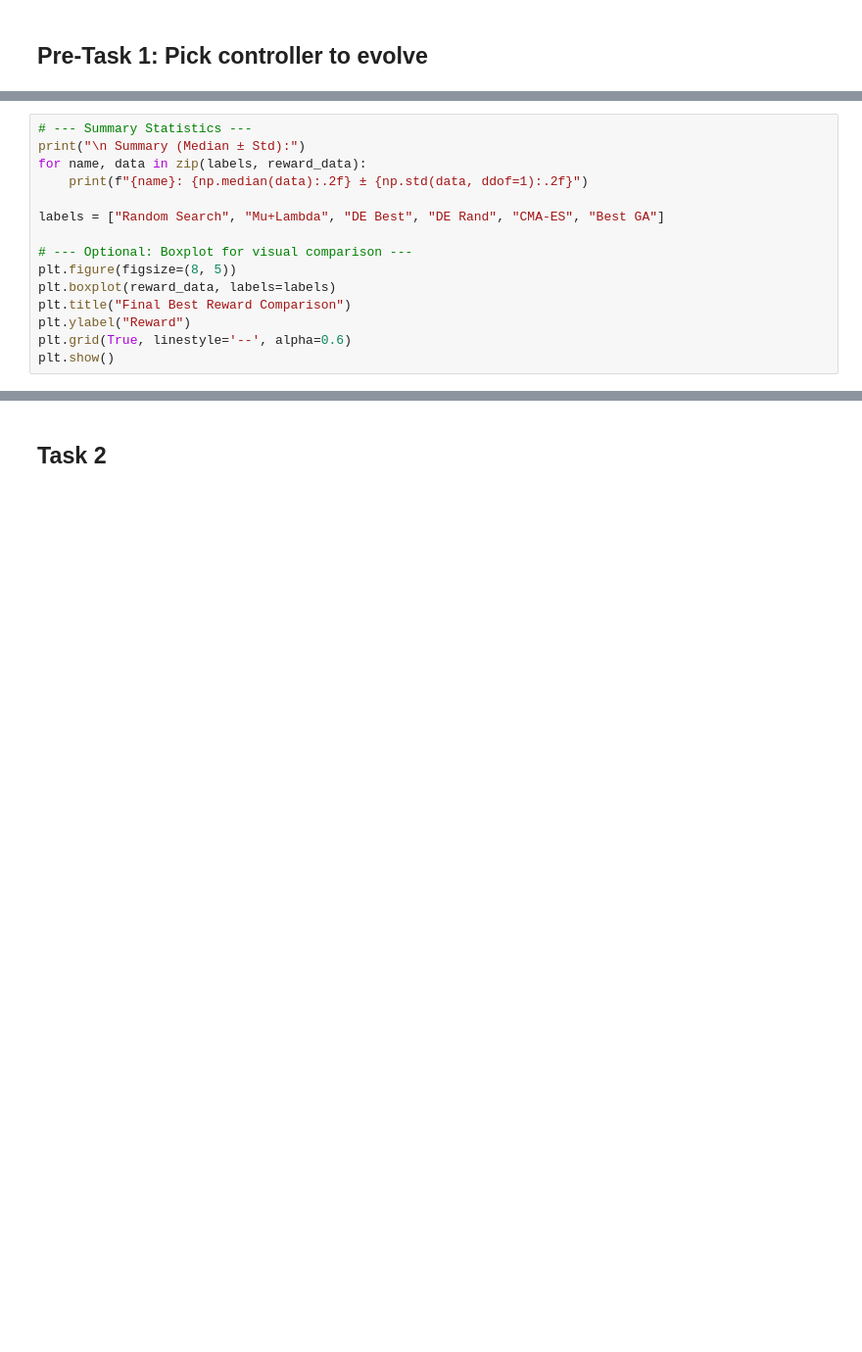
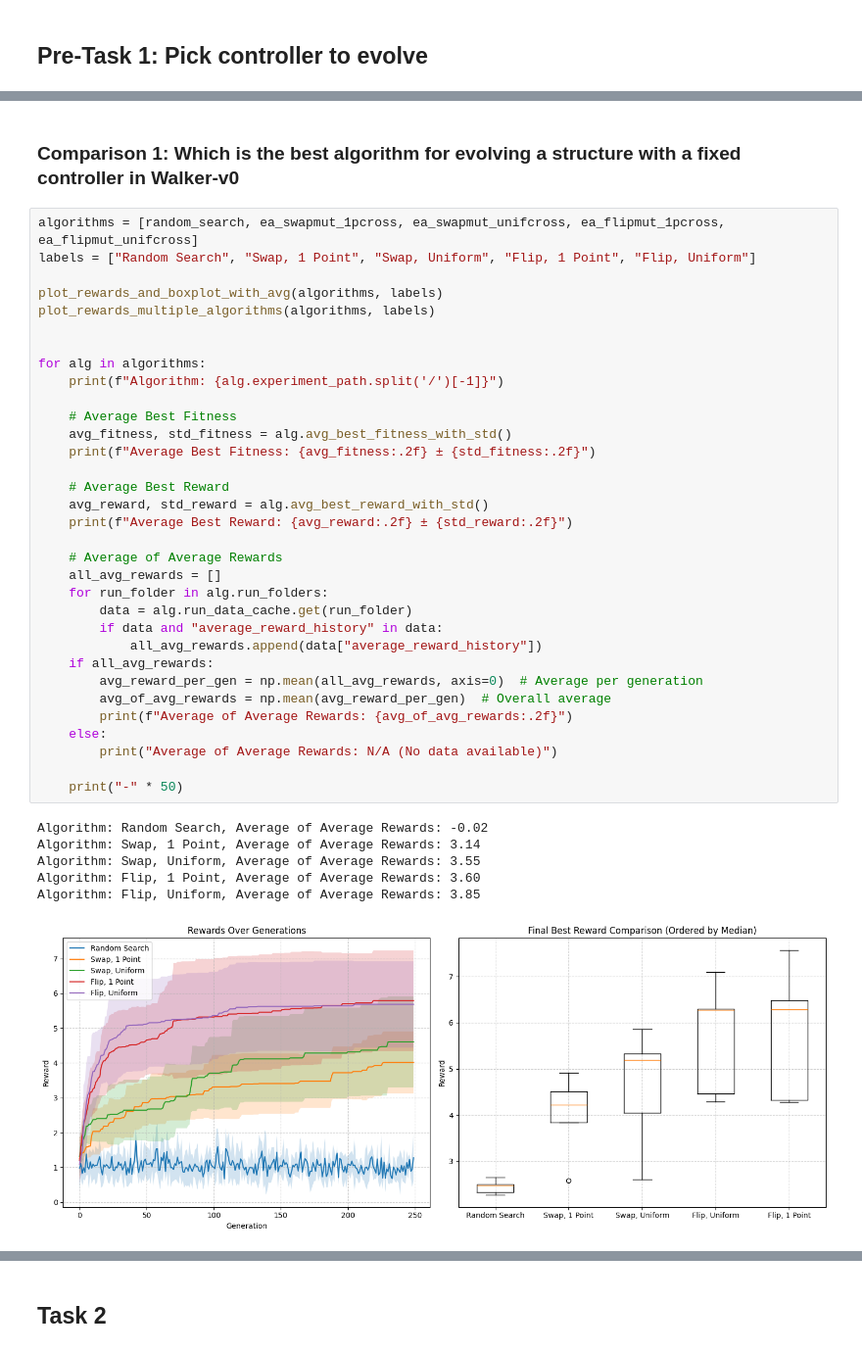
Before and after one commit to carolinaantunes03/projetoCE, a Jupyter notebook: statistical_inference.ipynb, the cells around one changed output, grey strips where cells are left out. Shown at 98% size. Drawn from its saved outputs; the diff is of its cells as text; blank space fills up the shorter version.

```diff
--- a/statistical_inference.ipynb
+++ b/statistical_inference.ipynb
@@ -447,15 +467,0 @@ CMA_ES vs best_GA -> p = 0.30952, effect size r = -0.363 →  Not significant
-# %%
-# --- Summary Statistics ---
-print("\n Summary (Median ± Std):")
-for name, data in zip(labels, reward_data):
-    print(f"{name}: {np.median(data):.2f} ± {np.std(data, ddof=1):.2f}")
-
-labels = ["Random Search", "Mu+Lambda", "DE Best", "DE Rand", "CMA-ES", "Best GA"]
-
-# --- Optional: Boxplot for visual comparison ---
-plt.figure(figsize=(8, 5))
-plt.boxplot(reward_data, labels=labels)
-plt.title("Final Best Reward Comparison")
-plt.ylabel("Reward")
-plt.grid(True, linestyle='--', alpha=0.6)
-plt.show()
@@ -467,0 +520,42 @@ Sinusoidal: 3.11 ± 0.39
+# %% [markdown]
+### Comparison 1: Which is the best algorithm for evolving a structure with a fixed controller in Walker-v0
+# %%
+algorithms = [random_search, ea_swapmut_1pcross, ea_swapmut_unifcross, ea_flipmut_1pcross, ea_flipmut_unifcross]
+labels = ["Random Search", "Swap, 1 Point", "Swap, Uniform", "Flip, 1 Point", "Flip, Uniform"]
+
+plot_rewards_and_boxplot_with_avg(algorithms, labels)
+plot_rewards_multiple_algorithms(algorithms, labels)
+
+
+for alg in algorithms:
+    print(f"Algorithm: {alg.experiment_path.split('/')[-1]}")
+
+    # Average Best Fitness
+    avg_fitness, std_fitness = alg.avg_best_fitness_with_std()
+    print(f"Average Best Fitness: {avg_fitness:.2f} ± {std_fitness:.2f}")
+
+    # Average Best Reward
+    avg_reward, std_reward = alg.avg_best_reward_with_std()
+    print(f"Average Best Reward: {avg_reward:.2f} ± {std_reward:.2f}")
+
+    # Average of Average Rewards
+    all_avg_rewards = []
+    for run_folder in alg.run_folders:
+        data = alg.run_data_cache.get(run_folder)
+        if data and "average_reward_history" in data:
+            all_avg_rewards.append(data["average_reward_history"])
+    if all_avg_rewards:
+        avg_reward_per_gen = np.mean(all_avg_rewards, axis=0)  # Average per generation
+        avg_of_avg_rewards = np.mean(avg_reward_per_gen)  # Overall average
+        print(f"Average of Average Rewards: {avg_of_avg_rewards:.2f}")
+    else:
+        print("Average of Average Rewards: N/A (No data available)")
+
+    print("-" * 50)
+# %% [output]
+Algorithm: Random Search, Average of Average Rewards: -0.02
+Algorithm: Swap, 1 Point, Average of Average Rewards: 3.14
+Algorithm: Swap, Uniform, Average of Average Rewards: 3.55
+Algorithm: Flip, 1 Point, Average of Average Rewards: 3.60
+Algorithm: Flip, Uniform, Average of Average Rewards: 3.85
+[figure, added]
```
Also changed, not shown: parts of 45 cells of this notebook, 2 other files.
